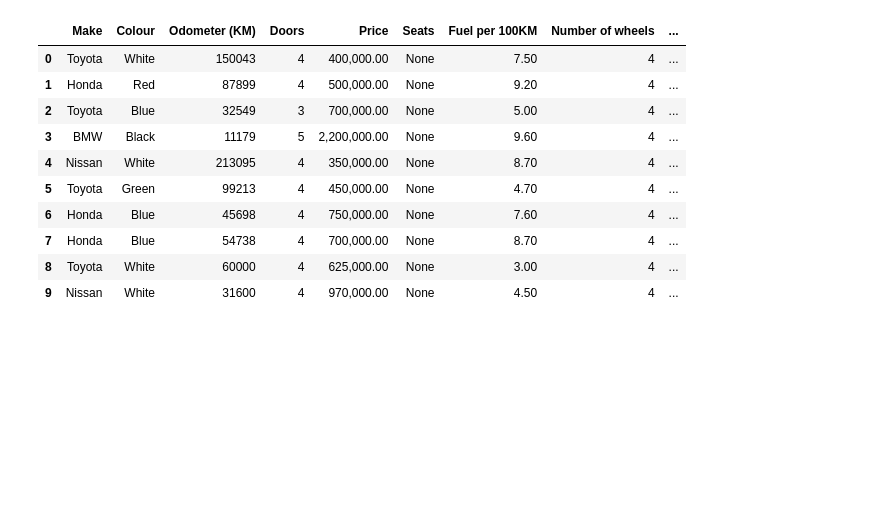
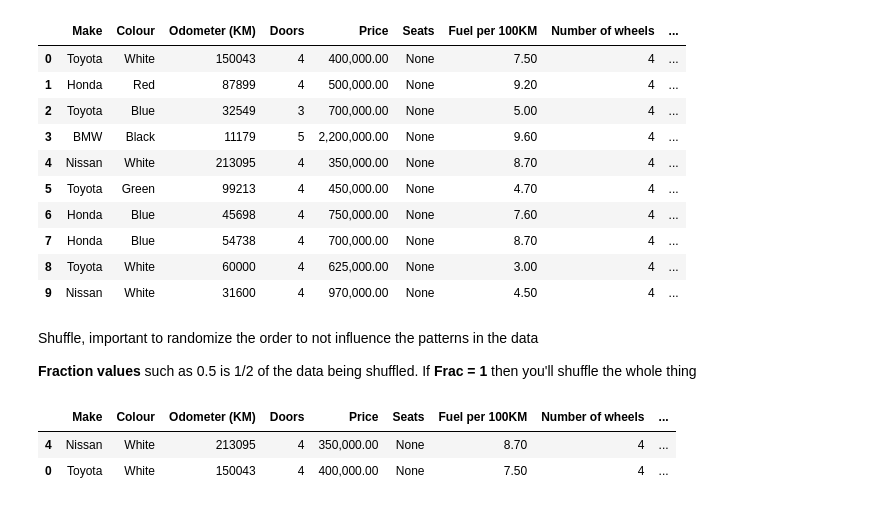
Before and after one commit to nacho481/capstone_project, a Jupyter notebook: sample_project1/Pandas/Pandas_intro.ipynb, the cells around one changed output. Cells and saved outputs as stored; diff of their text form; code cells hidden in the pictures; blank space fills up the shorter version.

Commit message:
updated car_sales value again.
Updated

```diff
--- a/sample_project1/Pandas/Pandas_intro.ipynb
+++ b/sample_project1/Pandas/Pandas_intro.ipynb
@@ -584,0 +583,10 @@ car_sales
+# %% [markdown]
+<p>Shuffle, important to randomize the order to not influence the patterns in the data </p>
+<p><b>Fraction values</b> such as 0.5 is 1/2 of the data being shuffled. If <b>Frac = 1</b> then you'll shuffle the whole thing</p>
+# %%
+car_sales = car_sales.sample(frac=0.5)
+car_sales
+# %% [output]
+|  | Make | Colour | Odometer (KM) | Doors | Price | Seats | Fuel per 100KM | Number of wheels | ... |
+| 4 | Nissan | White | 213095 | 4 | 350,000.00 | None | 8.70 | 4 | ... |
+| 0 | Toyota | White | 150043 | 4 | 400,000.00 | None | 7.50 | 4 | ... |
```
Also changed, not shown: parts of 1 cell of this notebook.
